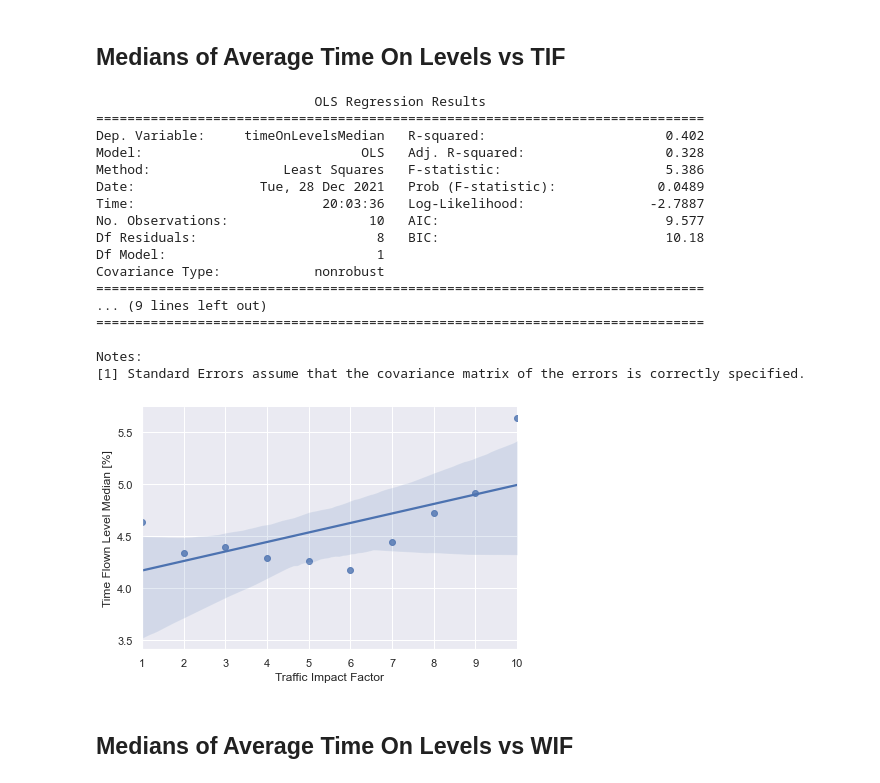
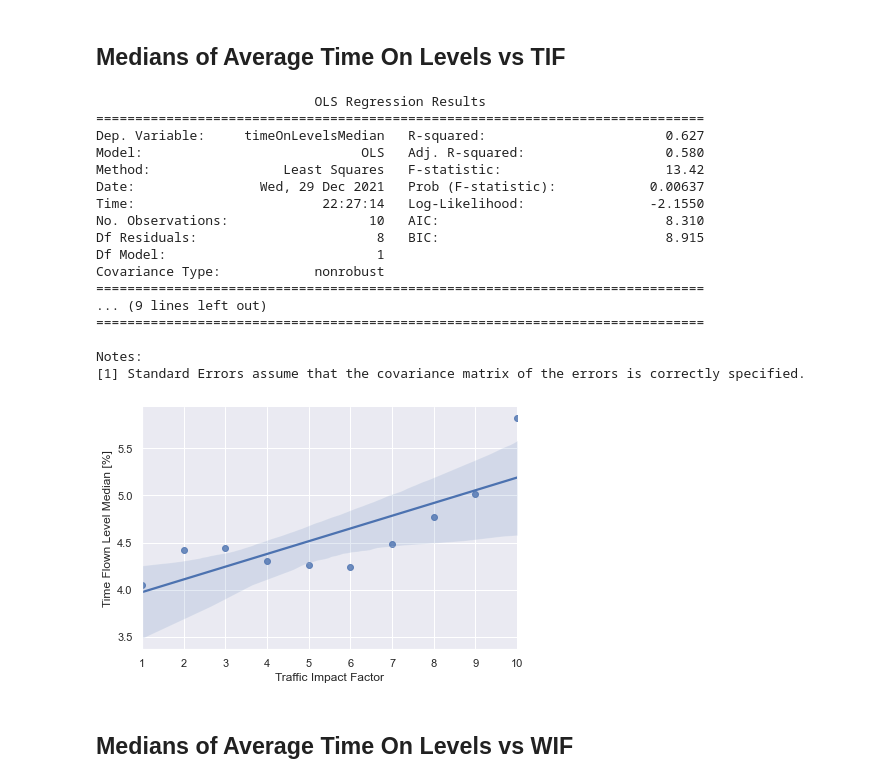
Before and after one commit to anlemett/FlightEfficiencyJournal, a Jupyter notebook: Jupyter/Regression/vertical_PIs_medians_vs_impact_factors.ipynb, the cells around one changed output. Saved outputs shown, nothing was run; the diff lists cells and outputs as text; code cells hidden in the pictures.

```diff
--- a/Jupyter/Regression/vertical_PIs_medians_vs_impact_factors.ipynb
+++ b/Jupyter/Regression/vertical_PIs_medians_vs_impact_factors.ipynb
@@ -51,7 +51,7 @@ df = metrics_TIF_vertical_PIs_by_hour_df.copy()
 df = df[df['numberOfFlights']>0]
 p1 = df["timeOnLevelsPercentMean"].quantile(0.05)
 p2 = df["timeOnLevelsPercentMean"].quantile(0.95)
-df = df.loc[(df['timeOnLevelsPercentMean'] > p1) & (df['timeOnLevelsPercentMean'] < p2) ]
+#df = df.loc[(df['timeOnLevelsPercentMean'] > p1) & (df['timeOnLevelsPercentMean'] < p2) ]
 
 df.set_index(['TIF'], inplace=True)
 df.sort_index(inplace=True)
@@ -65,41 +65,41 @@ for idx, group in df.groupby(level='TIF'):
     idx_median = np.median(idx_df)
     median_df = median_df.append({'TIF': idx, 'timeOnLevelsMedian': idx_median}, ignore_index=True)
 
 sns.set(rc={'figure.figsize':(1,1)})
 
 sns.lmplot(x='TIF',y='timeOnLevelsMedian',data=median_df,fit_reg=True, height=4, aspect=3/2);
 plt.xlabel('Traffic Impact Factor')
 plt.ylabel('Time Flown Level Median [%]')
 
 #statsmodel:
 X_df = median_df[['TIF']]
 y_df = median_df[['timeOnLevelsMedian']]
 
 X2 = sm.add_constant(X_df.values)
 est = sm.OLS(y_df, X2)
 est2 = est.fit()
 print(est2.summary())
 # with outliers - ESGG: 0.13 ESSA: 0.63
 # without outliers - ESGG: 0.01 ESSA: 0.4
 # %% [output]
                             OLS Regression Results
 ==============================================================================
-Dep. Variable:     timeOnLevelsMedian   R-squared:                       0.402
-Model:                            OLS   Adj. R-squared:                  0.328
-Method:                 Least Squares   F-statistic:                     5.386
-Date:                Tue, 28 Dec 2021   Prob (F-statistic):             0.0489
-Time:                        20:03:36   Log-Likelihood:                -2.7887
-No. Observations:                  10   AIC:                             9.577
-Df Residuals:                       8   BIC:                             10.18
+Dep. Variable:     timeOnLevelsMedian   R-squared:                       0.627
+Model:                            OLS   Adj. R-squared:                  0.580
+Method:                 Least Squares   F-statistic:                     13.42
+Date:                Wed, 29 Dec 2021   Prob (F-statistic):            0.00637
+Time:                        22:27:14   Log-Likelihood:                -2.1550
+No. Observations:                  10   AIC:                             8.310
+Df Residuals:                       8   BIC:                             8.915
 Df Model:                           1
 Covariance Type:            nonrobust
 ==============================================================================
 ... (9 lines left out)
 ==============================================================================
 
 Notes:
 [1] Standard Errors assume that the covariance matrix of the errors is correctly specified.
-[figure, old version]
+[figure, new version]
 # %% [markdown]
 ## Medians of Average Time On Levels vs WIF
 # %%
```
Also changed, not shown: parts of 2 cells of this notebook, 6 other files.
